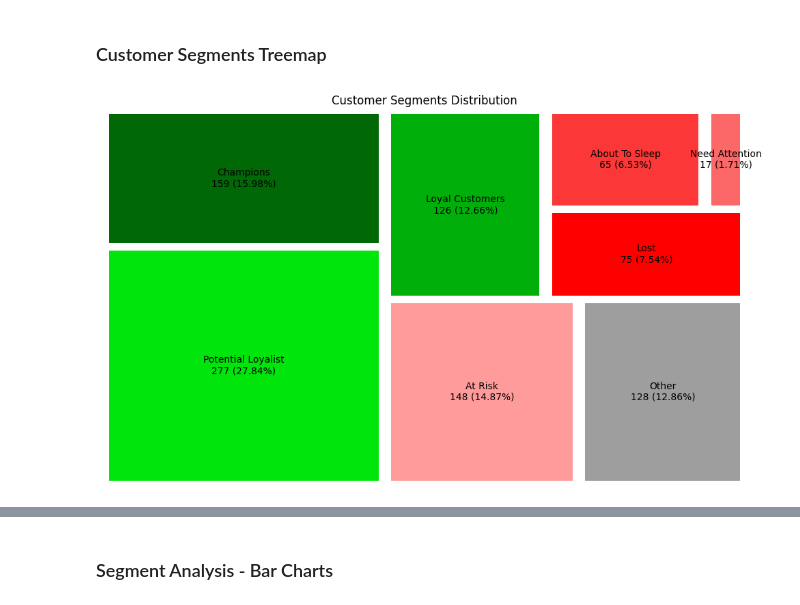
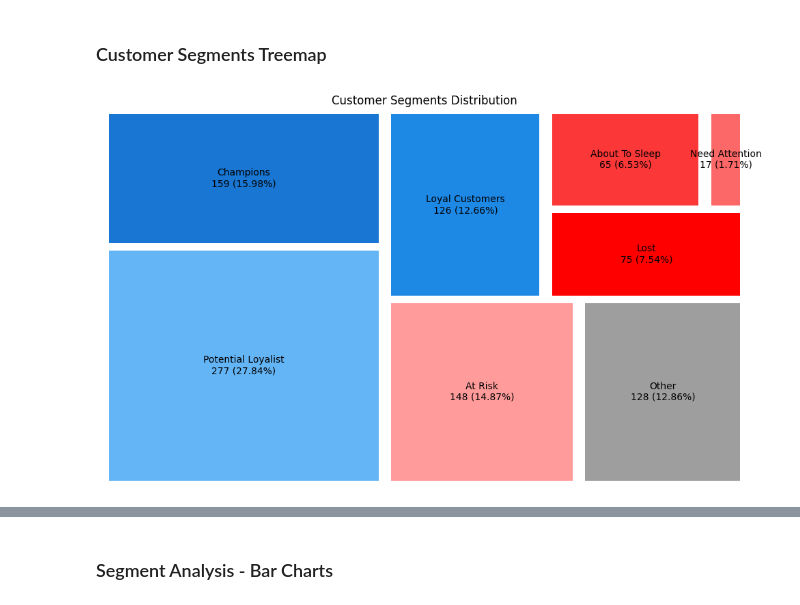
Before and after one commit to lyhour2/rfm-analysis, a Jupyter notebook: rfm_analysis.ipynb, the cells around one changed output, grey strips where cells are left out. Saved outputs shown, nothing was run; the diff lists cells and outputs as text; code cells hidden in the pictures.

Commit message:
color changes

```diff
--- a/rfm_analysis.ipynb
+++ b/rfm_analysis.ipynb
@@ -14,6 +14,6 @@ import matplotlib.patches as mpatches  # For custom legend
 # %% [markdown]
 ### Load the dataset
 # %%
-file_path = "rfm_data_orders.rda.csv"
+file_path = "rfm_data_orders.csv"
 df = pd.read_csv(file_path)
 # %%
@@ -34,0 +48,29 @@ df
+# %%
+
+# Convert 'order_date' to datetime
+df['order_date'] = pd.to_datetime(df['order_date'])
+
+# Extract year and month name
+df['Year'] = df['order_date'].dt.year
+df['Month'] = df['order_date'].dt.strftime('%b')  # abbreviated month name
+df['Year-Month'] = df['order_date'].dt.to_period('M').astype(str)  # e.g. "2023-04"
+
+# Group by Year-Month and count orders
+monthly_orders = df.groupby('Year-Month').size().reset_index(name='Order Count')
+
+# Convert 'Year-Month' back to datetime for sorting and plotting
+monthly_orders['Year-Month'] = pd.to_datetime(monthly_orders['Year-Month'])
+monthly_orders = monthly_orders.sort_values('Year-Month')
+
+# Plot bar chart
+plt.figure(figsize=(20, 10))
+plt.bar(monthly_orders['Year-Month'].dt.strftime('%Y-%m'), monthly_orders['Order Count'],
+        color='blue', edgecolor='black')
+
+plt.title('Number of Orders by Month and Year')
+plt.xlabel('Month-Year')
+plt.ylabel('Number of Orders')
+plt.xticks(rotation=45, ha='right')
+plt.tight_layout()
+plt.grid(axis='y')
+plt.show()
@@ -284,37 +415,38 @@ segments_df = segments_df.sort_values('Count', ascending=False)
 segments_df['Label'] = segments_df.apply(
     lambda x: f"{x['Segment']}\n{int(x['Count'])} ({x['Percentage']:.2f}%)", axis=1)
 
-# Define colors for each segment
+# Define colors for each segment - replaced green tones with blue ones
 colors = {
-    'Champions': '#006805',
-    'Loyal Customers': '#01af0a',
-    'Potential Loyalist': '#00e50b',
+    'Champions': '#1976D2',
+    'Loyal Customers': '#1E88E5',
+    'Potential Loyalist': '#64B5F6',
     'New Customers': '#7E57C2',
     'Promising': '#EC407A',
     'Need Attention': '#fc6767',
     'About To Sleep': '#fc3737',
     'At Risk': '#ff9b9b',
     "Can't Lose Them": '#C0CA33',
     'Hibernating': '#5C6BC0',
     'Lost': '#ff0000',
     'Other': '#9E9E9E'
 }
+
 
 
 # Create color list in the same order as segments
 segment_colors = [colors.get(segment, '#BDBDBD') for segment in segments_df['Segment']]
 
 # Create the treemap
 import squarify
 squarify.plot(sizes=segments_df['Count'],
               label=segments_df['Label'],
               color=segment_colors,
               alpha=1.0,
               pad=True)
 
 plt.axis('off')
 plt.title('Customer Segments Distribution')
 plt.tight_layout()
 plt.show()
 # %% [output]
-[figure, old version]
+[figure, new version]
```
Also changed, not shown: parts of 13 cells of this notebook.
